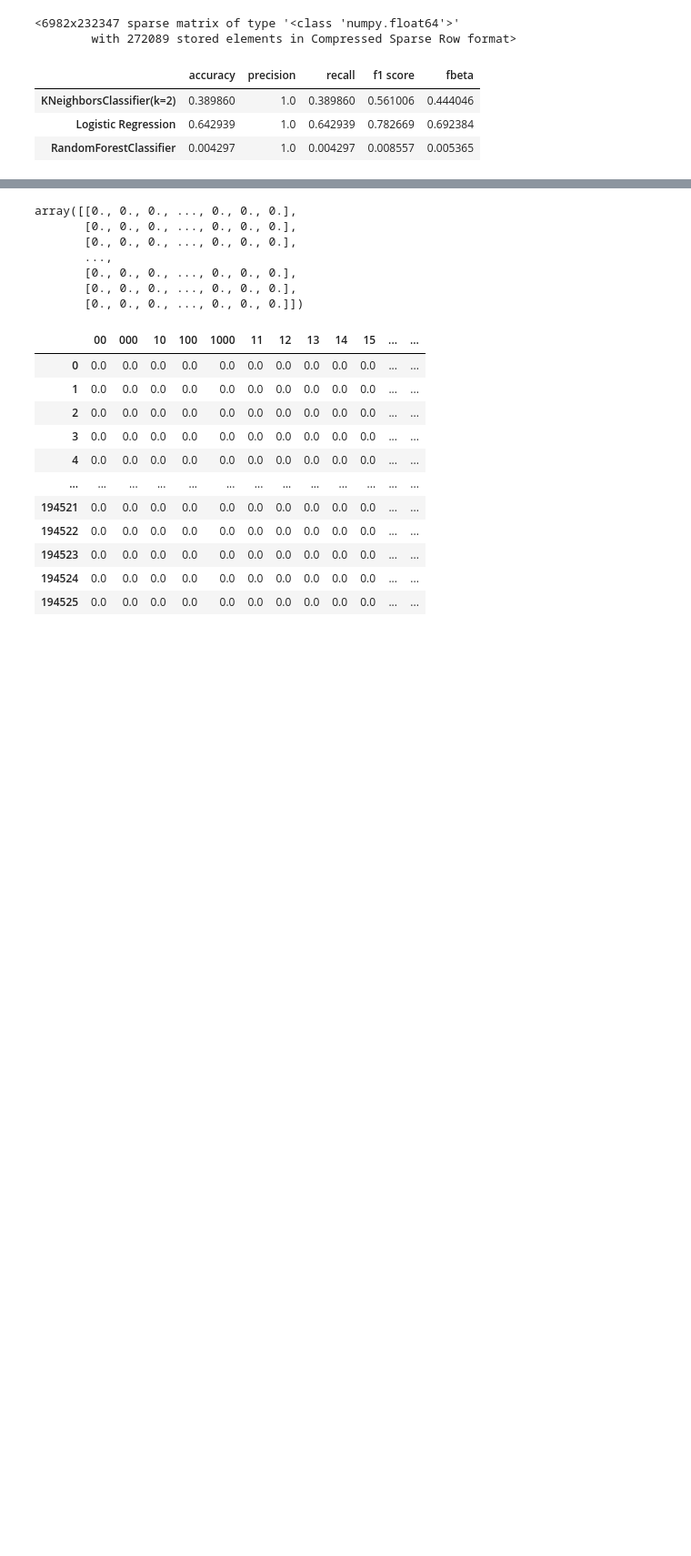
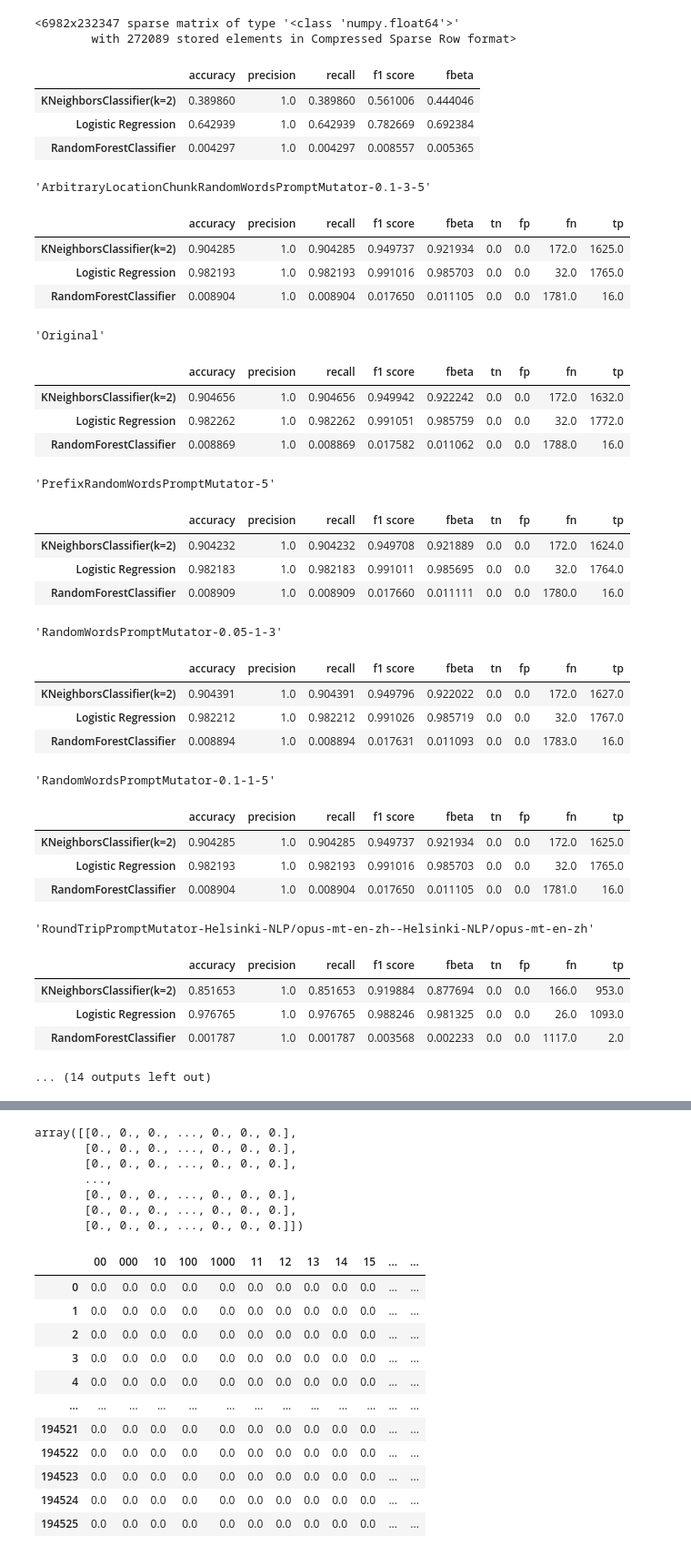
Before and after one commit to ariel-zilber/prompt-security, a Jupyter notebook: notebooks/7_nlp_classical_classifier.ipynb, the cells around one changed output, grey strips where cells are left out. Shown at 91% size. Drawn from its saved outputs; the diff is of its cells as text; code cells hidden in the pictures; blank space fills up the shorter version.

```diff
--- a/notebooks/7_nlp_classical_classifier.ipynb
+++ b/notebooks/7_nlp_classical_classifier.ipynb
@@ -342,3 +346,5 @@ evaluate_fit_classifiers(X_test,y_test,classifiers_dict_vector)
+# %%
+X_train_full, y_train_full = features_df.drop('Label', axis=1), features_df['Label']
 # %%
 l = [text2commonwords(t) for t in tqdm(df_variations_ds['Text'].values)]
 df_variations_ds['words_counter'] = l
@@ -347,14 +353,20 @@ df_variations_ds_not_original=df_variations_ds[df_variations_ds["Group"]!="Origi
 X_rephrase  = vec.transform(df_variations_ds_not_original['words_counter'].values)
 features_df_rephrase = pd.DataFrame.sparse.from_spmatrix(X_rephrase, columns=vec.get_feature_names_out())
 features_df_rephrase["Label"]=list(df_variations_ds_not_original["Label"])
-X_test_rephrase, y_test_rephrase = features_df_rephrase.drop('Label', axis=1), features_df_rephrase['Label']
+X_test_full, y_test_full = features_df_rephrase.drop('Label', axis=1), features_df_rephrase['Label']
 # %% [output]
 <6982x232347 sparse matrix of type '<class 'numpy.float64'>'
         with 272089 stored elements in Compressed Sparse Row format>
-# %%
-evaluate_fit_classifiers(X_test_rephrase,y_test_rephrase,classifiers_dict_vector)
-# %% [output]
-|  | accuracy | precision | recall | f1 score | fbeta |
-| KNeighborsClassifier(k=2) | 0.389860 | 1.0 | 0.389860 | 0.561006 | 0.444046 |
-| Logistic Regression | 0.642939 | 1.0 | 0.642939 | 0.782669 | 0.692384 |
-| RandomForestClassifier | 0.004297 | 1.0 | 0.004297 | 0.008557 | 0.005365 |
+# %%
+classifiers_dict_full_vector=get_fit_classifiers(X_train_full, y_train_full,[
+     ("KNeighborsClassifier(k=2)",KNeighborsClassifier(2)),
+   ("Logistic Regression", LogisticRegression()),
+    ("RandomForestClassifier",RandomForestClassifier(max_depth=4, random_state=0, n_estimators=500, n_jobs=-1 )),
+])
+# %%
+evaluate_fit_classifiers(X_test_full,y_test_full,classifiers_dict_full_vector)
+# %% [output]
+|  | accuracy | precision | recall | f1 score | fbeta |
+| KNeighborsClassifier(k=2) | 0.389860 | 1.0 | 0.389860 | 0.561006 | 0.444046 |
+| Logistic Regression | 0.642939 | 1.0 | 0.642939 | 0.782669 | 0.692384 |
+| RandomForestClassifier | 0.004297 | 1.0 | 0.004297 | 0.008557 | 0.005365 |
@@ -360,0 +375,37 @@ evaluate_fit_classifiers(X_test_rephrase,y_test_rephrase,classifiers_dict_vector
+# %%
+for g,_ in df_variations_ds.groupby("Group"):
+  display(g)
+  X_test_full,y_test_full=get_by_group_vector_features(df_variations_ds,g,vec)
+  display(evaluate_fit_classifiers(X_test_dull,y_test_full,classifiers_dict_full_vector))
+# %% [output]
+'ArbitraryLocationChunkRandomWordsPromptMutator-0.1-3-5'
+|  | accuracy | precision | recall | f1 score | fbeta | tn | fp | fn | tp |
+| KNeighborsClassifier(k=2) | 0.904285 | 1.0 | 0.904285 | 0.949737 | 0.921934 | 0.0 | 0.0 | 172.0 | 1625.0 |
+| Logistic Regression | 0.982193 | 1.0 | 0.982193 | 0.991016 | 0.985703 | 0.0 | 0.0 | 32.0 | 1765.0 |
+| RandomForestClassifier | 0.008904 | 1.0 | 0.008904 | 0.017650 | 0.011105 | 0.0 | 0.0 | 1781.0 | 16.0 |
+'Original'
+|  | accuracy | precision | recall | f1 score | fbeta | tn | fp | fn | tp |
+| KNeighborsClassifier(k=2) | 0.904656 | 1.0 | 0.904656 | 0.949942 | 0.922242 | 0.0 | 0.0 | 172.0 | 1632.0 |
+| Logistic Regression | 0.982262 | 1.0 | 0.982262 | 0.991051 | 0.985759 | 0.0 | 0.0 | 32.0 | 1772.0 |
+| RandomForestClassifier | 0.008869 | 1.0 | 0.008869 | 0.017582 | 0.011062 | 0.0 | 0.0 | 1788.0 | 16.0 |
+'PrefixRandomWordsPromptMutator-5'
+|  | accuracy | precision | recall | f1 score | fbeta | tn | fp | fn | tp |
+| KNeighborsClassifier(k=2) | 0.904232 | 1.0 | 0.904232 | 0.949708 | 0.921889 | 0.0 | 0.0 | 172.0 | 1624.0 |
+| Logistic Regression | 0.982183 | 1.0 | 0.982183 | 0.991011 | 0.985695 | 0.0 | 0.0 | 32.0 | 1764.0 |
+| RandomForestClassifier | 0.008909 | 1.0 | 0.008909 | 0.017660 | 0.011111 | 0.0 | 0.0 | 1780.0 | 16.0 |
+'RandomWordsPromptMutator-0.05-1-3'
+|  | accuracy | precision | recall | f1 score | fbeta | tn | fp | fn | tp |
+| KNeighborsClassifier(k=2) | 0.904391 | 1.0 | 0.904391 | 0.949796 | 0.922022 | 0.0 | 0.0 | 172.0 | 1627.0 |
+| Logistic Regression | 0.982212 | 1.0 | 0.982212 | 0.991026 | 0.985719 | 0.0 | 0.0 | 32.0 | 1767.0 |
+| RandomForestClassifier | 0.008894 | 1.0 | 0.008894 | 0.017631 | 0.011093 | 0.0 | 0.0 | 1783.0 | 16.0 |
+'RandomWordsPromptMutator-0.1-1-5'
+|  | accuracy | precision | recall | f1 score | fbeta | tn | fp | fn | tp |
+| KNeighborsClassifier(k=2) | 0.904285 | 1.0 | 0.904285 | 0.949737 | 0.921934 | 0.0 | 0.0 | 172.0 | 1625.0 |
+| Logistic Regression | 0.982193 | 1.0 | 0.982193 | 0.991016 | 0.985703 | 0.0 | 0.0 | 32.0 | 1765.0 |
+| RandomForestClassifier | 0.008904 | 1.0 | 0.008904 | 0.017650 | 0.011105 | 0.0 | 0.0 | 1781.0 | 16.0 |
+'RoundTripPromptMutator-Helsinki-NLP/opus-mt-en-zh--Helsinki-NLP/opus-mt-en-zh'
+|  | accuracy | precision | recall | f1 score | fbeta | tn | fp | fn | tp |
+| KNeighborsClassifier(k=2) | 0.851653 | 1.0 | 0.851653 | 0.919884 | 0.877694 | 0.0 | 0.0 | 166.0 | 953.0 |
+| Logistic Regression | 0.976765 | 1.0 | 0.976765 | 0.988246 | 0.981325 | 0.0 | 0.0 | 26.0 | 1093.0 |
+| RandomForestClassifier | 0.001787 | 1.0 | 0.001787 | 0.003568 | 0.002233 | 0.0 | 0.0 | 1117.0 | 2.0 |
+... (14 outputs left out)
```
Also changed, not shown: parts of 9 cells of this notebook.
